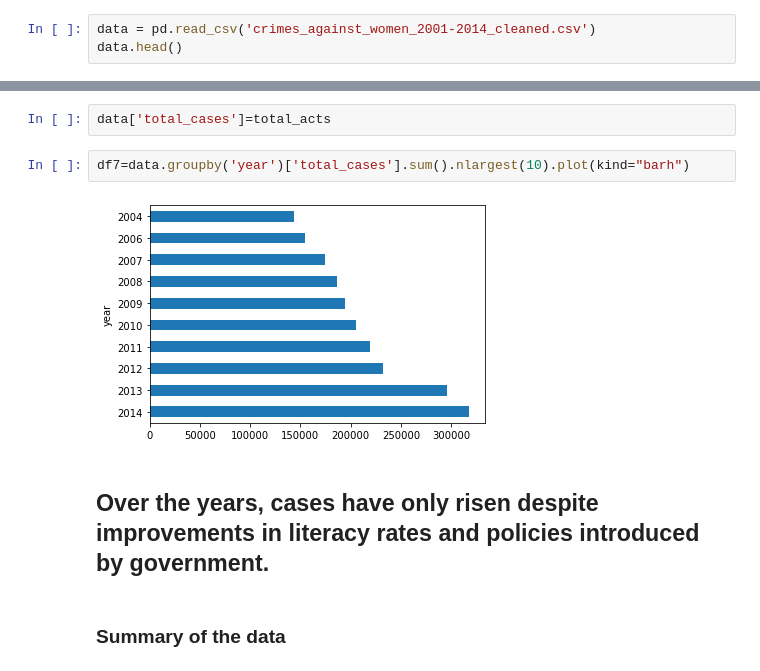
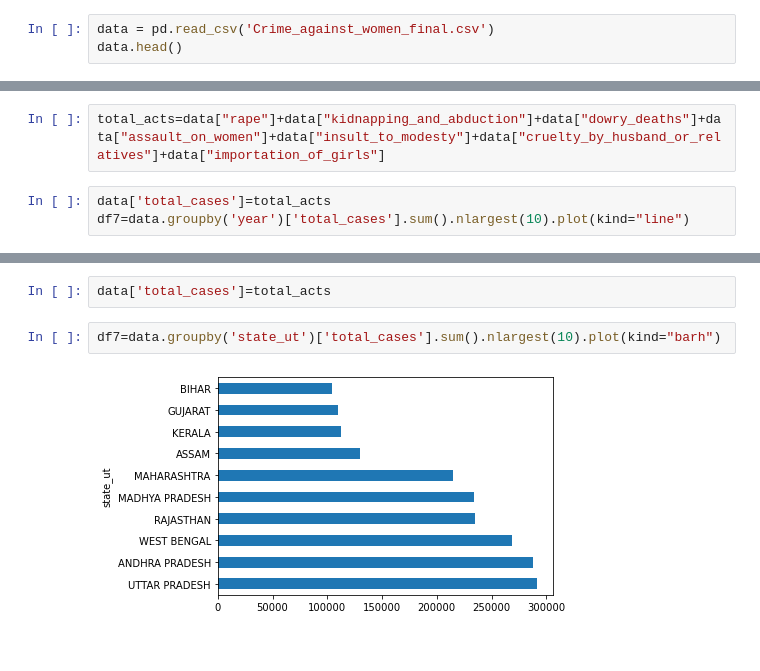
Before and after one commit to apacheteam/Crime-Against-Women-PP22-C623-APACHE-TEAM, a Jupyter notebook: EDA.ipynb, the cells around one changed output, grey strips where cells are left out. Drawn from its saved outputs; the diff is of its cells as text.

Commit message:
update data analysis notebook

```diff
--- a/EDA.ipynb
+++ b/EDA.ipynb
@@ -31,7 +9,7 @@ warnings.filterwarnings('ignore')
 # %% [markdown]
  ### Importing Cleaned dataset
 # %%
-data = pd.read_csv('crimes_against_women_2001-2014_cleaned.csv')
+data = pd.read_csv('Crime_against_women_final.csv')
 data.head()
 # %% [output]
 |  | sr_no | state_ut | district | year | rape | kidnapping_and_abduction | dowry_deaths | assault_on_women | ... |
@@ -174,3 +150,8 @@ df3=data.groupby('year')['dowry_deaths'].sum().plot(kind="line")
 [figure]
 # %% [markdown]
 ## Number of dowry deaths, there is no decline in number of dowry deaths.
+# %%
+total_acts=data["rape"]+data["kidnapping_and_abduction"]+data["dowry_deaths"]+data["assault_on_women"]+data["insult_to_modesty"]+data["cruelty_by_husband_or_relatives"]+data["importation_of_girls"]
+# %%
+data['total_cases']=total_acts
+df7=data.groupby('year')['total_cases'].sum().nlargest(10).plot(kind="line")
@@ -220,10 +205,6 @@ total_acts=data["rape"]+data["kidnapping_and_abduction"]+data["dowry_deaths"]+da
 # %%
 data['total_cases']=total_acts
 # %%
-df7=data.groupby('year')['total_cases'].sum().nlargest(10).plot(kind="barh")
+df7=data.groupby('state_ut')['total_cases'].sum().nlargest(10).plot(kind="barh")
 # %% [output]
-[figure, old version]
+[figure, new version]
-# %% [markdown]
-## Over the years, cases have only risen despite improvements in literacy rates and policies introduced by government.
-# %% [markdown]
-### Summary of the data
```
Also changed, not shown: parts of 14 cells of this notebook.
